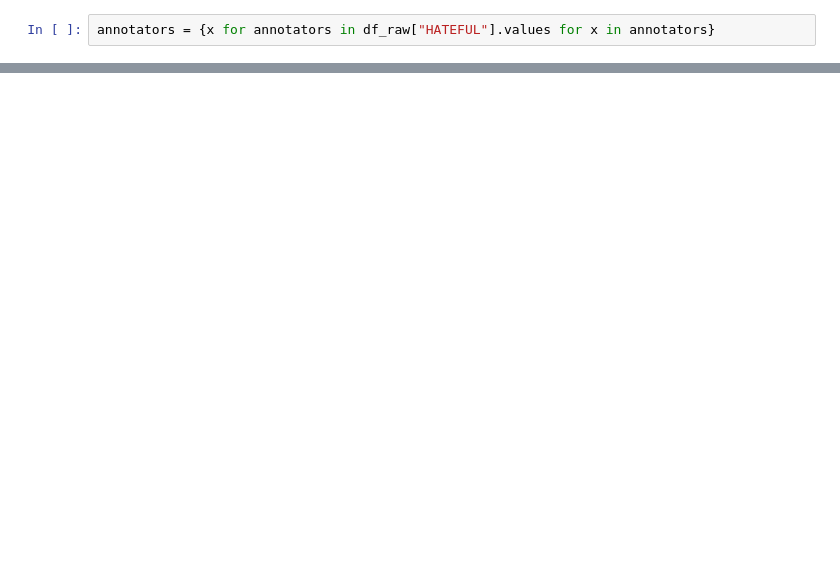
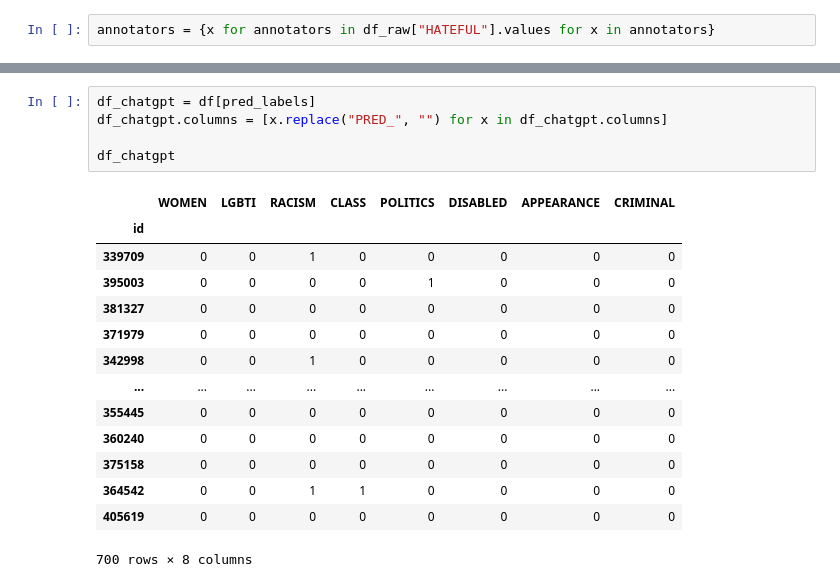
Before and after one commit to finiteautomata/rioplatense_hate_speech, a Jupyter notebook: notebooks/raw-comparison.ipynb, the cells around one changed output, grey strips where cells are left out. Cells and saved outputs as stored; diff of their text form; blank space fills up the shorter version.

```diff
--- a/notebooks/raw-comparison.ipynb
+++ b/notebooks/raw-comparison.ipynb
@@ -152,0 +283,20 @@ df_raw.loc[~idx, labels] = None
+# %%
+df_chatgpt = df[pred_labels]
+df_chatgpt.columns = [x.replace("PRED_", "") for x in df_chatgpt.columns]
+
+df_chatgpt
+# %% [output]
+|  | WOMEN | LGBTI | RACISM | CLASS | POLITICS | DISABLED | APPEARANCE | CRIMINAL |
+| id |  |  |  |  |  |  |  |  |
+| 339709 | 0 | 0 | 1 | 0 | 0 | 0 | 0 | 0 |
+| 395003 | 0 | 0 | 0 | 0 | 1 | 0 | 0 | 0 |
+| 381327 | 0 | 0 | 0 | 0 | 0 | 0 | 0 | 0 |
+| 371979 | 0 | 0 | 0 | 0 | 0 | 0 | 0 | 0 |
+| 342998 | 0 | 0 | 1 | 0 | 0 | 0 | 0 | 0 |
+| ... | ... | ... | ... | ... | ... | ... | ... | ... |
+| 355445 | 0 | 0 | 0 | 0 | 0 | 0 | 0 | 0 |
+| 360240 | 0 | 0 | 0 | 0 | 0 | 0 | 0 | 0 |
+| 375158 | 0 | 0 | 0 | 0 | 0 | 0 | 0 | 0 |
+| 364542 | 0 | 0 | 1 | 1 | 0 | 0 | 0 | 0 |
+| 405619 | 0 | 0 | 0 | 0 | 0 | 0 | 0 | 0 |
+700 rows × 8 columns
```
Also changed, not shown: parts of 18 cells of this notebook, 6 other files.
